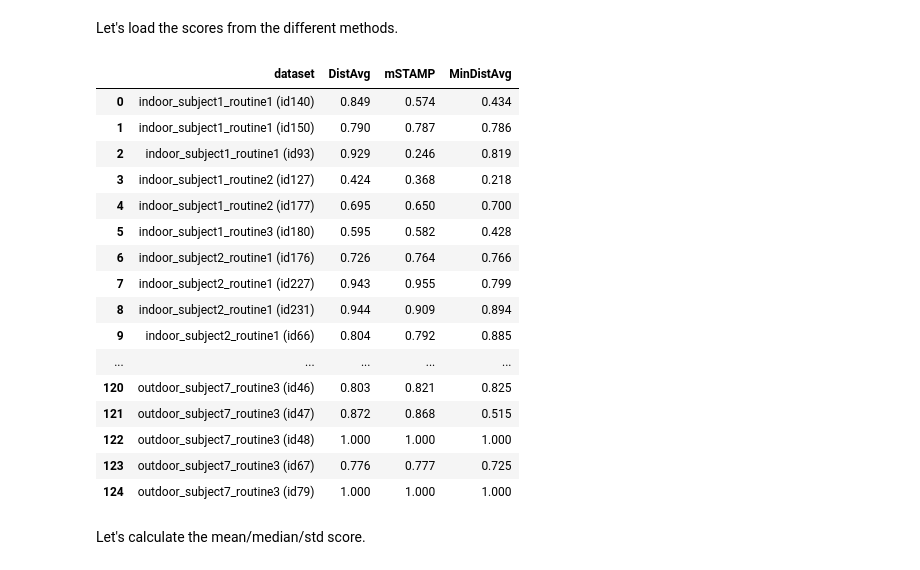
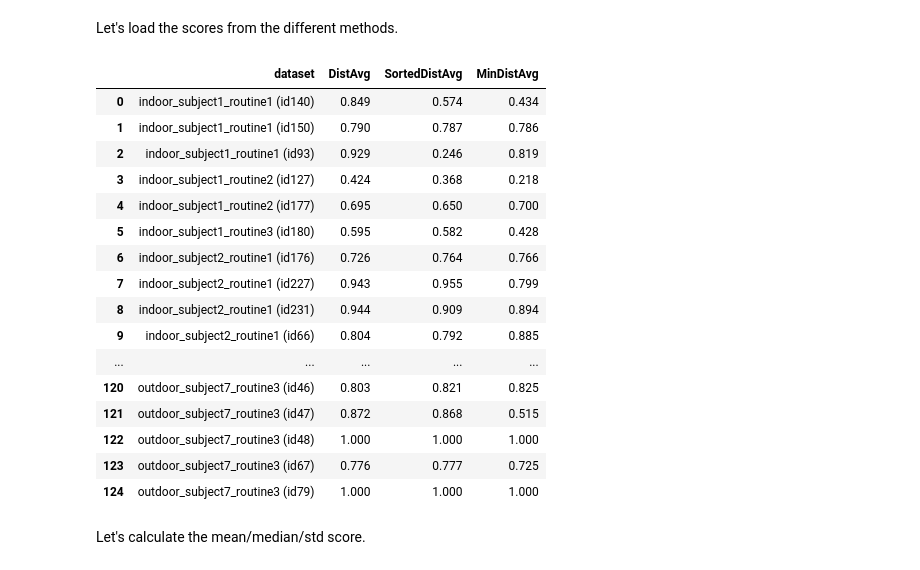
Before and after one commit to ermshaua/multivariate-clasp, a Jupyter notebook: notebooks/distance_average.ipynb, the cells around one changed output. Cells and saved outputs as stored; diff of their text form; code cells hidden in the pictures.

```diff
--- a/notebooks/distance_average.ipynb
+++ b/notebooks/distance_average.ipynb
@@ -33,34 +33,34 @@ eval_score = "covering_score"
 # %% [markdown]
 Let's load the scores from the different methods.
 # %%
-competitors = ["DistAvg", "mSTAMP", "MinDistAvg"]
+competitors = ["DistAvg", "SortedDistAvg", "MinDistAvg"]
 datasets = ["HAS_train"] #
 
 methods, dfs = list(), list()
 
 for candidate_name in competitors:
     methods.append((candidate_name, f"{candidate_name}.csv.gz"))
 
 for idx, (name, file_name) in enumerate(methods):
     df = []
 
     for d in datasets:
         df.append(pd.read_csv(f"../experiments/ablation_study/{d}_{file_name}", usecols=["dataset", eval_score], compression="gzip"))
 
     df = pd.concat(df)
     df.sort_values(by="dataset", inplace=True)
     dfs.append((name, df))
 
 df_scores = pd.DataFrame()
 
 for name, df in dfs:
     df_scores["dataset"] = df.dataset
     df_scores[name] = df[eval_score]
 
 df_scores.reset_index(drop=True, inplace=True)
 df_scores
 # %% [output]
-|  | dataset | DistAvg | mSTAMP | MinDistAvg |
+|  | dataset | DistAvg | SortedDistAvg | MinDistAvg |
 | 0 | indoor_subject1_routine1 (id140) | 0.849 | 0.574 | 0.434 |
 | 1 | indoor_subject1_routine1 (id150) | 0.790 | 0.787 | 0.786 |
 | 2 | indoor_subject1_routine1 (id93) | 0.929 | 0.246 | 0.819 |
```
Also changed, not shown: parts of 8 cells of this notebook, 12 other files.
